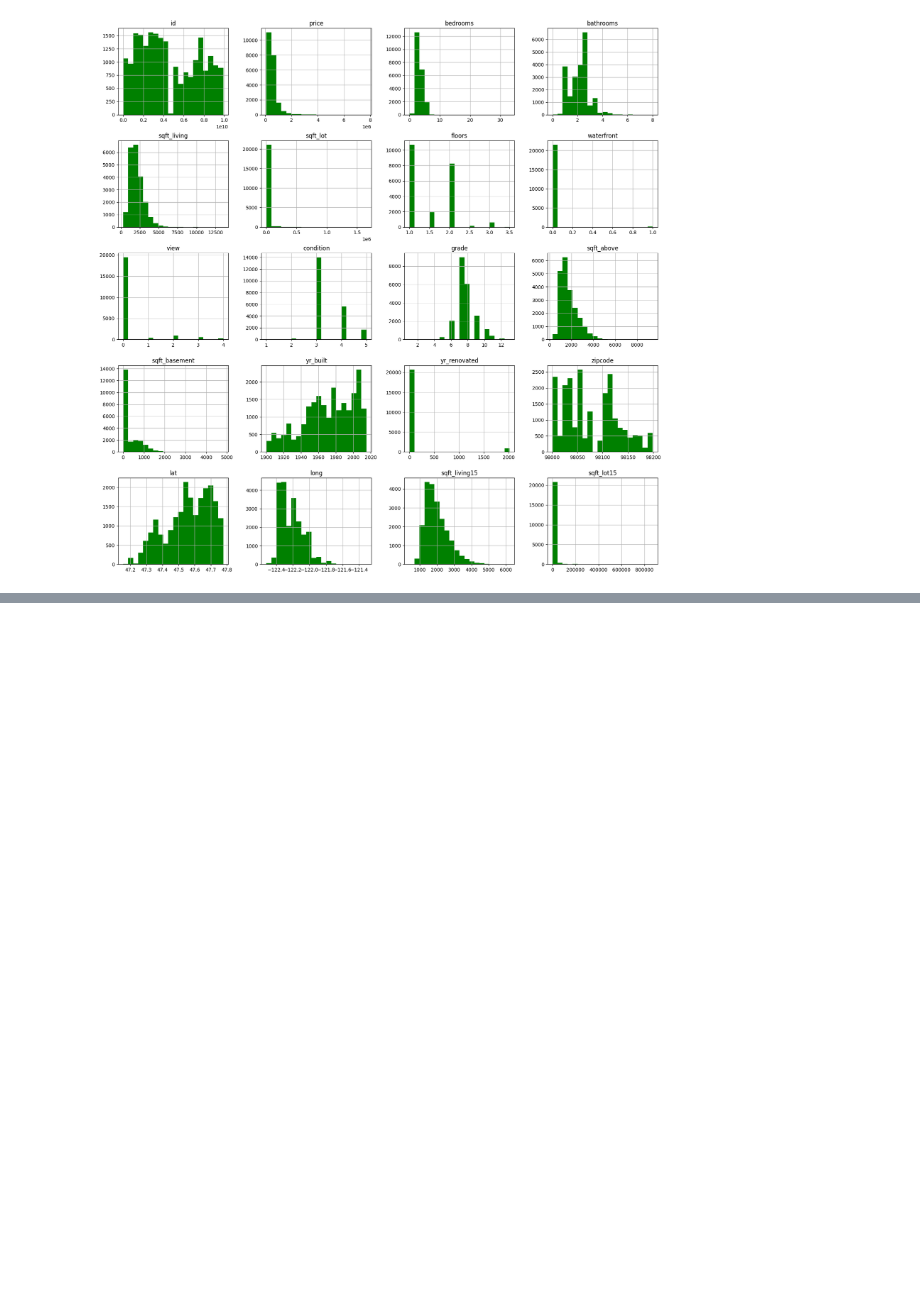
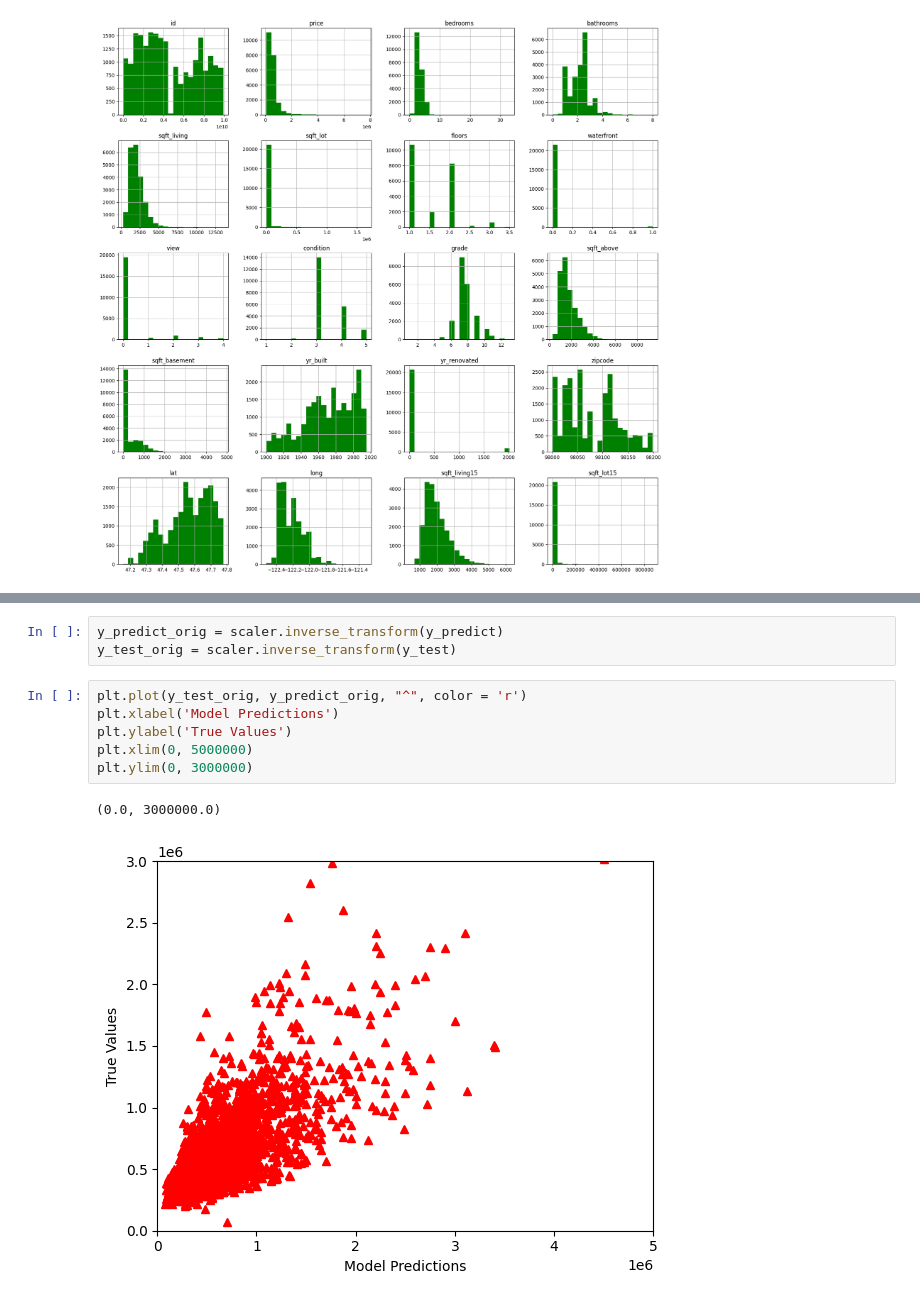
Before and after one commit to i0dheerajdileep/house-price-prediction-ml, a Jupyter notebook: houseprice.ipynb, the cells around one changed output, grey strips where cells are left out. Saved outputs shown, nothing was run; the diff lists cells and outputs as text; blank space fills up the shorter version.

```diff
--- a/houseprice.ipynb
+++ b/houseprice.ipynb
@@ -111,0 +283,12 @@ array([[<Axes: title={'center': 'id'}>,
+# %%
+y_predict_orig = scaler.inverse_transform(y_predict)
+y_test_orig = scaler.inverse_transform(y_test)
+# %%
+plt.plot(y_test_orig, y_predict_orig, "^", color = 'r')
+plt.xlabel('Model Predictions')
+plt.ylabel('True Values')
+plt.xlim(0, 5000000)
+plt.ylim(0, 3000000)
+# %% [output]
+(0.0, 3000000.0)
+[figure, added]
```
Also changed, not shown: parts of 18 cells of this notebook.
